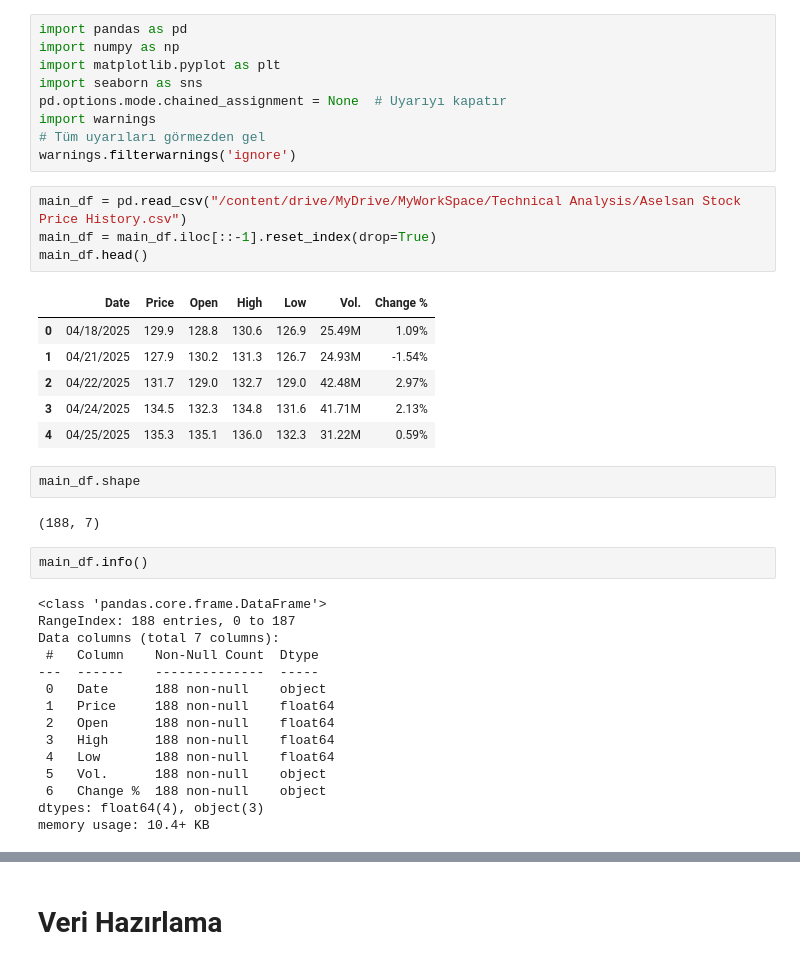
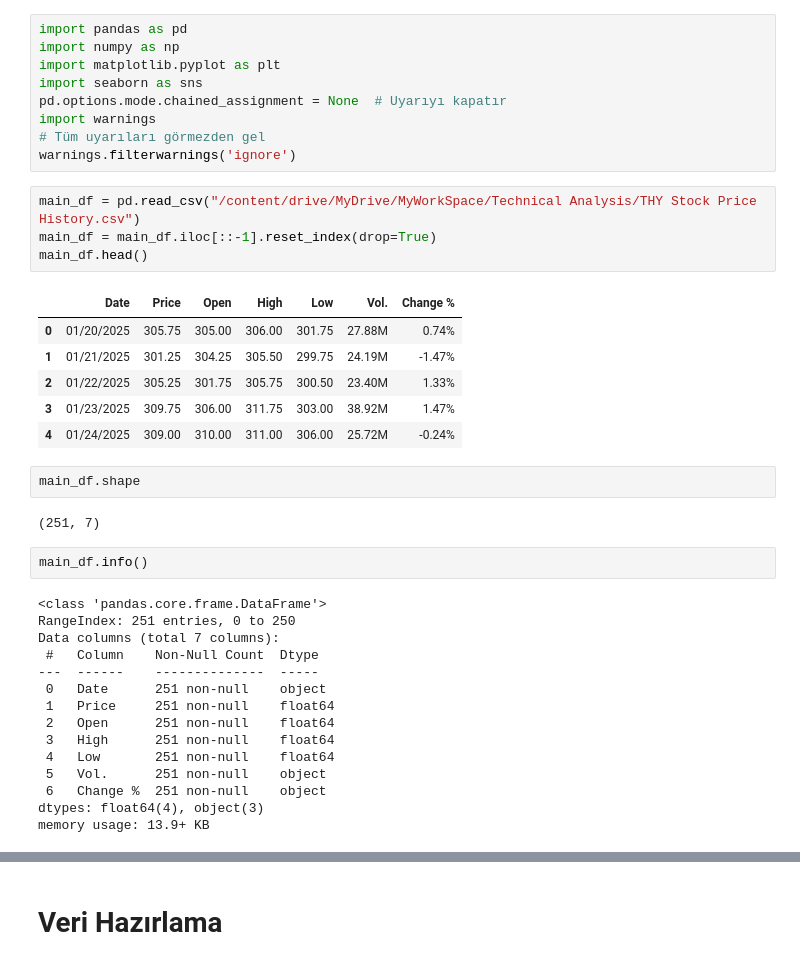
Before and after one commit to OmerTurk1/Stock-Market-Technical-Analysis, a Jupyter notebook: Stock_Market_Technical_Analysis.ipynb, the cells around one changed output, grey strips where cells are left out. Saved outputs shown, nothing was run; the diff lists cells and outputs as text.

```diff
--- a/Stock_Market_Technical_Analysis.ipynb
+++ b/Stock_Market_Technical_Analysis.ipynb
@@ -8,37 +8,37 @@ import warnings
 # Tüm uyarıları görmezden gel
 warnings.filterwarnings('ignore')
 # %%
-main_df = pd.read_csv("/content/drive/MyDrive/MyWorkSpace/Technical Analysis/Aselsan Stock Price History.csv")
+main_df = pd.read_csv("/content/drive/MyDrive/MyWorkSpace/Technical Analysis/THY Stock Price History.csv")
 main_df = main_df.iloc[::-1].reset_index(drop=True)
 main_df.head()
 # %% [output]
 |  | Date | Price | Open | High | Low | Vol. | Change % |
-| 0 | 04/18/2025 | 129.9 | 128.8 | 130.6 | 126.9 | 25.49M | 1.09% |
-| 1 | 04/21/2025 | 127.9 | 130.2 | 131.3 | 126.7 | 24.93M | -1.54% |
-| 2 | 04/22/2025 | 131.7 | 129.0 | 132.7 | 129.0 | 42.48M | 2.97% |
-| 3 | 04/24/2025 | 134.5 | 132.3 | 134.8 | 131.6 | 41.71M | 2.13% |
-| 4 | 04/25/2025 | 135.3 | 135.1 | 136.0 | 132.3 | 31.22M | 0.59% |
+| 0 | 01/20/2025 | 305.75 | 305.00 | 306.00 | 301.75 | 27.88M | 0.74% |
+| 1 | 01/21/2025 | 301.25 | 304.25 | 305.50 | 299.75 | 24.19M | -1.47% |
+| 2 | 01/22/2025 | 305.25 | 301.75 | 305.75 | 300.50 | 23.40M | 1.33% |
+| 3 | 01/23/2025 | 309.75 | 306.00 | 311.75 | 303.00 | 38.92M | 1.47% |
+| 4 | 01/24/2025 | 309.00 | 310.00 | 311.00 | 306.00 | 25.72M | -0.24% |
 # %%
 main_df.shape
 # %% [output]
-(188, 7)
+(251, 7)
 # %%
 main_df.info()
 # %% [output]
 <class 'pandas.core.frame.DataFrame'>
-RangeIndex: 188 entries, 0 to 187
+RangeIndex: 251 entries, 0 to 250
 Data columns (total 7 columns):
  #   Column    Non-Null Count  Dtype
 ---  ------    --------------  -----
- 0   Date      188 non-null    object
- 1   Price     188 non-null    float64
- 2   Open      188 non-null    float64
- 3   High      188 non-null    float64
- 4   Low       188 non-null    float64
- 5   Vol.      188 non-null    object
- 6   Change %  188 non-null    object
+ 0   Date      251 non-null    object
+ 1   Price     251 non-null    float64
+ 2   Open      251 non-null    float64
+ 3   High      251 non-null    float64
+ 4   Low       251 non-null    float64
+ 5   Vol.      251 non-null    object
+ 6   Change %  251 non-null    object
 dtypes: float64(4), object(3)
-memory usage: 10.4+ KB
+memory usage: 13.9+ KB
 # %%
 plt.plot(main_df["Date"],main_df["Price"])
 # %% [output]
```
Also changed, not shown: parts of 20 cells of this notebook.
